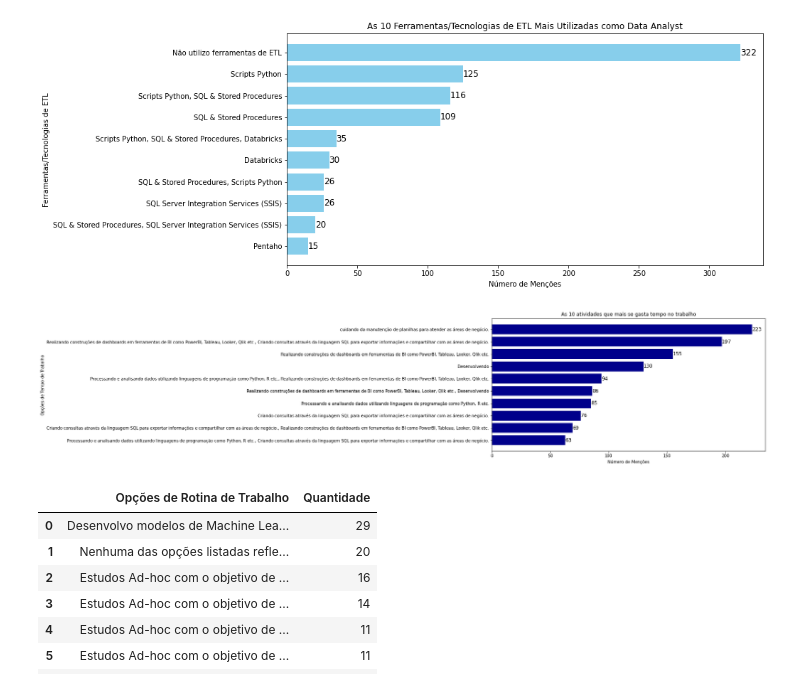
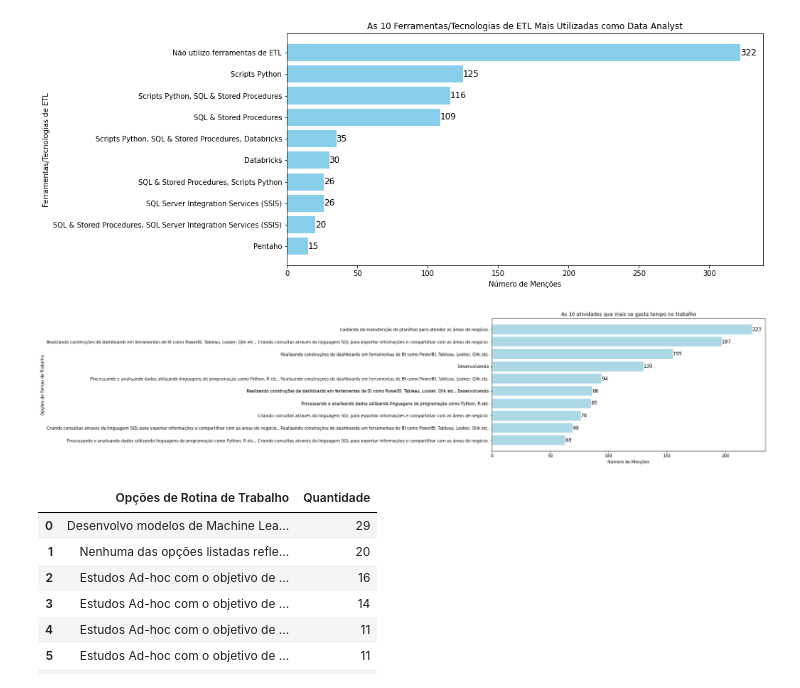
Before and after one commit to brunacpg/Projects-2, a Jupyter notebook: Projects.ipynb, the cells around one changed output. Saved outputs shown, nothing was run; the diff lists cells and outputs as text; code cells hidden in the pictures.

```diff
--- a/Projects.ipynb
+++ b/Projects.ipynb
@@ -220,35 +224,35 @@ plt.show()
 
 tempo_trabalho_contagem = {}
 
 coluna_tempo_trabalho = "Em qual das opções abaixo você gasta a maior parte do seu tempo de trabalho?"
 
 tempo_trabalho_contagem = {}
 
 for resposta in df[coluna_tempo_trabalho]:
     if isinstance(resposta, str):
         opcoes_trabalho = resposta.split("/")
         for opcao in opcoes_trabalho:
             opcao = opcao.strip()
             tempo_trabalho_contagem[opcao] = tempo_trabalho_contagem.get(opcao, 0) + 1
 
 tempo_trabalho_ranking = sorted(tempo_trabalho_contagem.items(), key=lambda x: x[1], reverse=True)
 
 top_tempo_trabalho = [opcao for opcao, contagem in tempo_trabalho_ranking[:10]]
 top_contagens_tempo_trabalho = [contagem for opcao, contagem in tempo_trabalho_ranking[:10]]
 
 plt.figure(figsize=(12, 6))
-bars = plt.barh(top_tempo_trabalho, top_contagens_tempo_trabalho, color='darkblue')
+bars = plt.barh(top_tempo_trabalho, top_contagens_tempo_trabalho, color='lightblue')
 plt.xlabel('Número de Menções')
 plt.ylabel('Opções de Tempo de Trabalho')
 plt.title('As 10 atividades que mais se gasta tempo no trabalho')
 plt.gca().invert_yaxis()
 
 for bar, contagem in zip(bars, top_contagens_tempo_trabalho):
     plt.text(bar.get_width(), bar.get_y() + bar.get_height()/2, str(contagem), ha='left', va='center', fontsize=12, color='black')
 
 plt.show()
 # %% [output]
-[figure, old version]
+[figure, new version]
 # %%
 # Carreira e Experiência Profissional- Pergunta: "Quais das opções abaixo fazem parte da sua rotina no trabalho atual com ciência de dados?"
 
```
Also changed, not shown: parts of 1 cell of this notebook.
